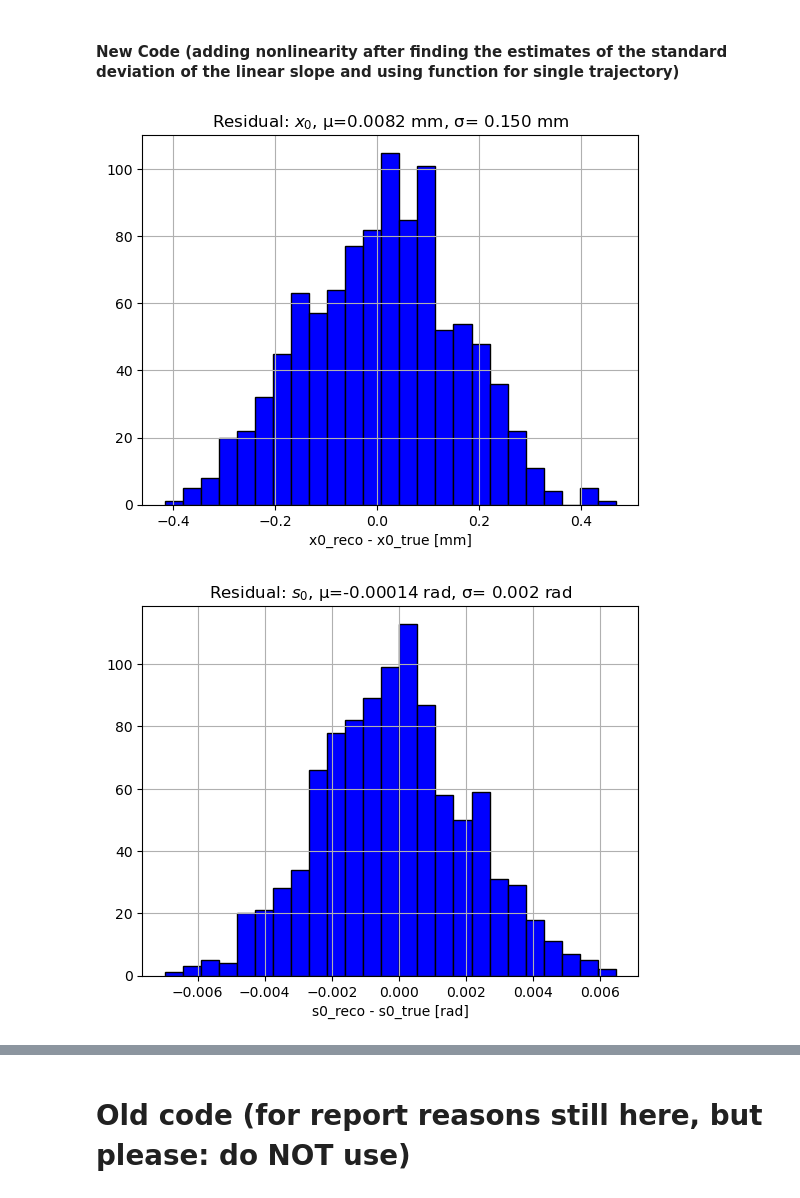
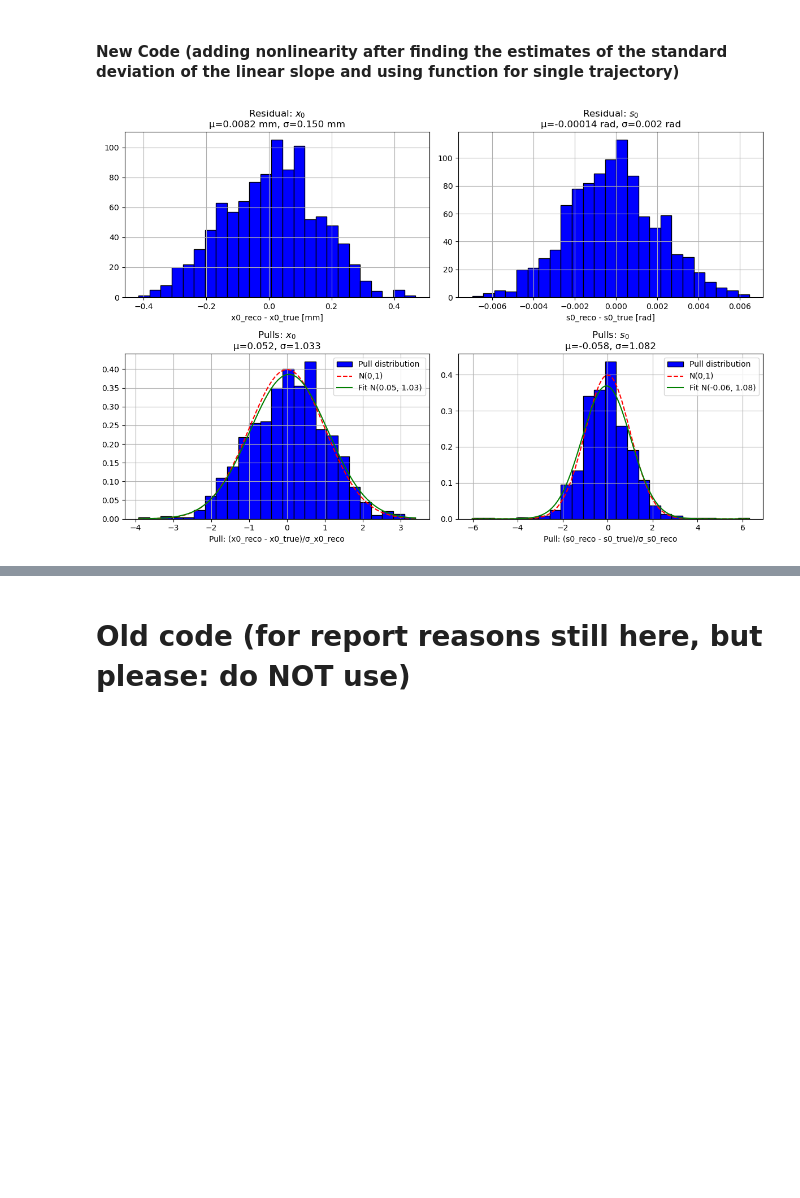
Before and after one commit to manueltuor/DAII, a Jupyter notebook: Tracking resolution.ipynb, the cells around one changed output, grey strips where cells are left out. Saved outputs shown, nothing was run; the diff lists cells and outputs as text; code cells hidden in the pictures; blank space fills up the shorter version.

```diff
--- a/Tracking resolution.ipynb
+++ b/Tracking resolution.ipynb
@@ -147,69 +148,66 @@ mean_resi_x0 = np.mean(resi_x0)
 std_resi_s0 = np.std(resi_s0)
 std_resi_x0 = np.std(resi_x0)
 
+# 2x2 subplot figure
+fig, axs = plt.subplots(2, 2, figsize=(12, 8))
 
 # Plot these distributions as histograms
-plt.figure()
-plt.hist(resi_x0 * 1000, bins = 25, color = "blue", edgecolor = "black")
-plt.title(f"Residual: $x_0$, μ={mean_resi_x0 * 1000:.4f} mm, σ={std_resi_x0 * 1000: .3f} mm")
-plt.xlabel("x0_reco - x0_true [mm]")
-plt.grid()
-plt.show()
+axs[0, 0].hist(resi_x0 * 1000, bins = 25, color = "blue", edgecolor = "black")
+axs[0, 0].set_title(f"Residual: $x_0$\nμ={mean_resi_x0 * 1000:.4f} mm, σ={std_resi_x0 * 1000:.3f} mm")
+axs[0, 0].set_xlabel("x0_reco - x0_true [mm]")
+axs[0, 0].grid()
 
-plt.figure()
-plt.hist(resi_s0, bins = 25, color = "blue", edgecolor = "black")
-plt.title(f"Residual: $s_0$, μ={mean_resi_s0:.5f} rad, σ={std_resi_s0: .3f} rad")
-plt.xlabel("s0_reco - s0_true [rad]")
-plt.grid()
-plt.show()
+axs[0, 1].hist(resi_s0, bins = 25, color = "blue", edgecolor = "black")
+axs[0, 1].set_title(f"Residual: $s_0$\nμ={mean_resi_s0:.5f} rad, σ={std_resi_s0:.3f} rad")
+axs[0, 1].set_xlabel("s0_reco - s0_true [rad]")
+axs[0, 1].grid()
 
 
 # Taking the mean and standard deviation for the pulls
 mean_pulls_s0 = np.mean(pulls_s0)
 mean_pulls_x0 = np.mean(pulls_x0)
 
 std_pulls_s0 = np.std(pulls_s0)
 std_pulls_x0 = np.std(pulls_x0)
 
 # Plot these distributions as histograms
+"""
 plt.figure()
 plt.hist(pulls_x0, bins = 25, color = "blue", edgecolor = "black")
 plt.title(f"Pulls: $x_0$, μ={mean_pulls_x0:.3f}, σ={std_pulls_x0: .3f}")
 plt.xlabel("Pull: (x0_reco - x0_true)/σ_x0_reco")
 plt.grid()
 plt.show()
 
 plt.figure()
 plt.hist(pulls_s0, bins = 25, color = "blue", edgecolor = "black")
 plt.title(f"Pulls: $s_0$, μ={mean_pulls_s0:.3f}, σ={std_pulls_s0: .3f}")
 plt.xlabel("Pull: (s0_reco - s0_true)/σ_s0_reco")
 plt.grid()
 plt.show()
+"""
 
 # Plot the distributions exactly the same way again, now with overlayed Gaussian distributions
-plt.figure()
-plt.hist(pulls_x0, bins=25, color="blue", edgecolor="black", density=True, label="Pull distribution")
+axs[1, 0].hist(pulls_x0, bins=25, density=True, color="blue", edgecolor="black", label="Pull distribution")
 x_vals = np.linspace(min(pulls_x0), max(pulls_x0), 500)
-plt.plot(x_vals, norm.pdf(x_vals, loc=0, scale=1), 'r--', label="N(0,1)")
-fitted = norm.pdf(x_vals, loc=mean_pulls_x0, scale=std_pulls_x0)
-plt.plot(x_vals, fitted, 'g-', label=f"Fit N({mean_pulls_x0:.2f}, {std_pulls_x0:.2f})")
-plt.title(f"Pulls: $x_0$, μ={mean_pulls_x0:.3f}, σ={std_pulls_x0: .3f}")
-plt.xlabel("Pull: (x0_reco - x0_true)/σ_x0_reco")
-plt.legend()
-plt.grid()
+axs[1, 0].plot(x_vals, norm.pdf(x_vals, 0, 1), 'r--', label="N(0,1)")
+axs[1, 0].plot(x_vals, norm.pdf(x_vals, mean_pulls_x0, std_pulls_x0), 'g-', label=f"Fit N({mean_pulls_x0:.2f}, {std_pulls_x0:.2f})")
+axs[1, 0].set_title(f"Pulls: $x_0$\nμ={mean_pulls_x0:.3f}, σ={std_pulls_x0:.3f}")
+axs[1, 0].set_xlabel("Pull: (x0_reco - x0_true)/σ_x0_reco")
+axs[1, 0].legend()
+axs[1, 0].grid()
+
+axs[1, 1].hist(pulls_s0, bins=25, density=True, color="blue", edgecolor="black", label="Pull distribution")
+x_vals = np.linspace(min(pulls_s0), max(pulls_s0), 500)
+axs[1, 1].plot(x_vals, norm.pdf(x_vals, 0, 1), 'r--', label="N(0,1)")
+axs[1, 1].plot(x_vals, norm.pdf(x_vals, mean_pulls_s0, std_pulls_s0), 'g-', label=f"Fit N({mean_pulls_s0:.2f}, {std_pulls_s0:.2f})")
+axs[1, 1].set_title(f"Pulls: $s_0$\nμ={mean_pulls_s0:.3f}, σ={std_pulls_s0:.3f}")
+axs[1, 1].set_xlabel("Pull: (s0_reco - s0_true)/σ_s0_reco")
+axs[1, 1].legend()
+axs[1, 1].grid()
+
+plt.tight_layout()
+# plt.savefig("Multiple trajectories")
 plt.show()
-
-plt.figure()
-plt.hist(pulls_s0, bins=25, color="blue", edgecolor="black", density=True, label="Pull distribution")
-x_vals = np.linspace(min(pulls_s0), max(pulls_s0), 500)
-plt.plot(x_vals, norm.pdf(x_vals, loc=0, scale=1), 'r--', label="N(0,1)")
-fitted = norm.pdf(x_vals, loc=mean_pulls_s0, scale=std_pulls_s0)
-plt.plot(x_vals, fitted, 'g-', label=f"Fit N({mean_pulls_s0:.2f}, {std_pulls_s0:.2f})")
-plt.title(f"Pulls: $s_0$, μ={mean_pulls_s0:.3f}, σ={std_pulls_s0: .3f}")
-plt.xlabel("Pull: (s0_reco - s0_true)/σ_s0_reco")
-plt.legend()
-plt.grid()
-plt.show()
 # %% [output]
-[figure, old version]
+[figure, new version]
-[figure, removed]
```
Also changed, not shown: parts of 4 cells of this notebook, 1 other file.
